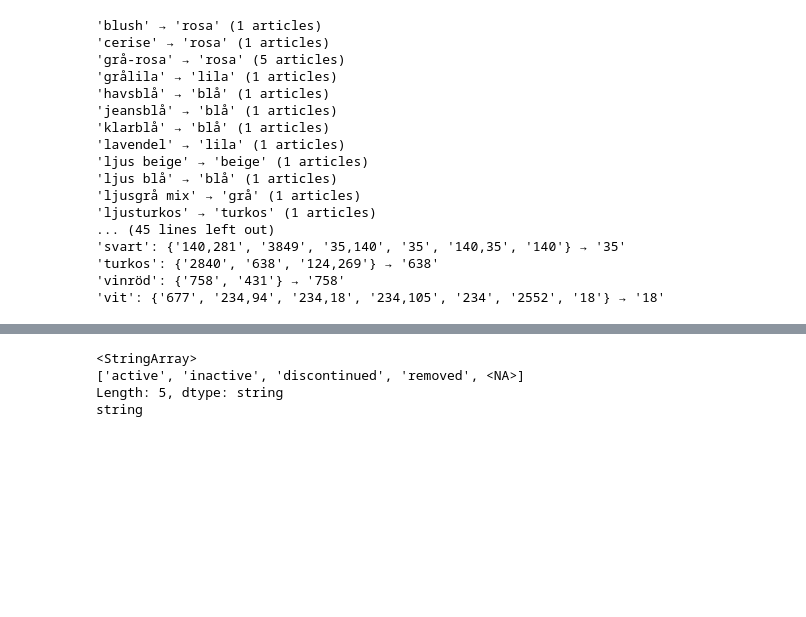
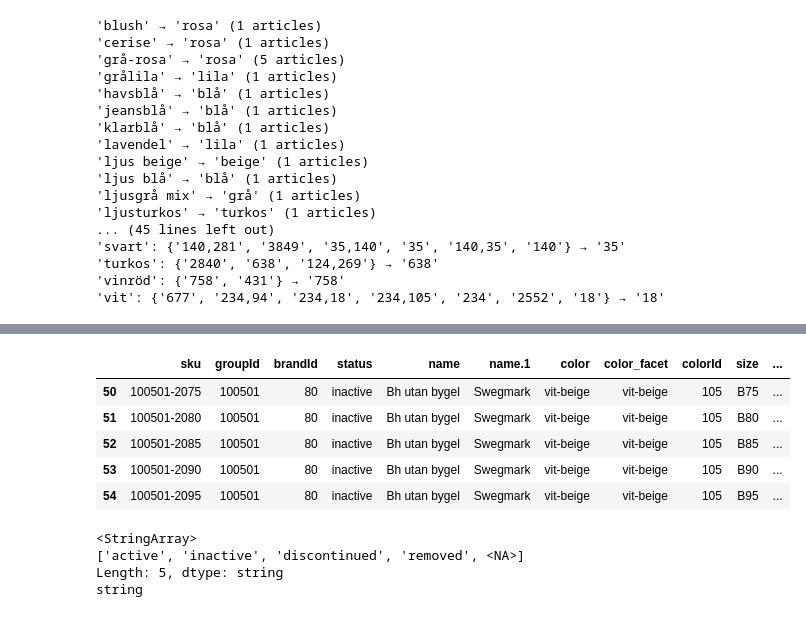
Before and after one commit to maria-lagerholm/itcm_recommendation_engine, a Jupyter notebook: notebooks/eda_articles.ipynb, the cells around one changed output, grey strips where cells are left out. Drawn from its saved outputs; the diff is of its cells as text; code cells hidden in the pictures; blank space fills up the shorter version.

Commit message:
eda articles

```diff
--- a/notebooks/eda_articles.ipynb
+++ b/notebooks/eda_articles.ipynb
@@ -207,0 +434,40 @@ articles.head()
+# %%
+# Ensure strings (optional)
+articles['size'] = articles['size'].astype('string')
+articles['sizeId'] = articles['sizeId'].astype('string')
+
+# Unique sizeIds per size
+size_stats = (articles[articles['sizeId'].notna()]
+              .groupby('size', dropna=False)['sizeId']
+              .agg(unique=lambda s: list(pd.unique(s)),
+                   count='size')
+              .sort_values('count', ascending=False))
+
+print(f"{'size':50} {'sizeIds':40} count")
+for size, row in size_stats.iterrows():
+    print(f"{str(size):50} {str(row['unique']):40} {row['count']}")
+
+# Sizes with >1 sizeId
+multi_size = size_stats['unique'].apply(lambda ids: len([i for i in ids if pd.notna(i)]) > 1)
+if multi_size.any():
+    print("\nSizes with >1 sizeId:")
+    for size, ids in size_stats.loc[multi_size, 'unique'].items():
+        print(f"{size}: {[i for i in ids if pd.notna(i)]}")
+else:
+    print("\nNo size has >1 sizeId.")
+
+# Reverse check: sizeIds shared by multiple sizes
+rev = (articles[articles['sizeId'].notna()]
+       .assign(_id=lambda df: df['sizeId'])
+       .groupby('_id')['size']
+       .agg(unique=lambda s: list(pd.unique(s)), count='size'))
+multi_id = rev['unique'].apply(lambda ss: len([x for x in ss if pd.notna(x)]) > 1)
+if multi_id.any():
+    print("\nsizeIds shared by multiple sizes:")
+    for sid, sizes in rev.loc[multi_id, 'unique'].items():
+        print(f"{sid}: {[s for s in sizes if pd.notna(s)]}")
+else:
+    print("\nNo sizeId shared by multiple sizes.")
+
+print(f"\nArticles without sizeId: {int(articles['sizeId'].isna().sum())}")
+print(f"Articles without size: {int(articles['size'].isna().sum())}")
@@ -208,3 +702,13 @@ articles.head()
+# %%
+# Print a few rows where sizeId is not na
+articles[articles['sizeId'].notna()].head()
+# %% [output]
+|  | sku | groupId | brandId | status | name | name.1 | color | color_facet | colorId | size | ... |
+| 50 | 100501-2075 | 100501 | 80 | inactive | Bh utan bygel | Swegmark | vit-beige | vit-beige | 105 | B75 | ... |
+| 51 | 100501-2080 | 100501 | 80 | inactive | Bh utan bygel | Swegmark | vit-beige | vit-beige | 105 | B80 | ... |
+| 52 | 100501-2085 | 100501 | 80 | inactive | Bh utan bygel | Swegmark | vit-beige | vit-beige | 105 | B85 | ... |
+| 53 | 100501-2090 | 100501 | 80 | inactive | Bh utan bygel | Swegmark | vit-beige | vit-beige | 105 | B90 | ... |
+| 54 | 100501-2095 | 100501 | 80 | inactive | Bh utan bygel | Swegmark | vit-beige | vit-beige | 105 | B95 | ... |
 # %%
 #status column
 status = articles['status'].unique()
```
Also changed, not shown: parts of 12 cells of this notebook.
